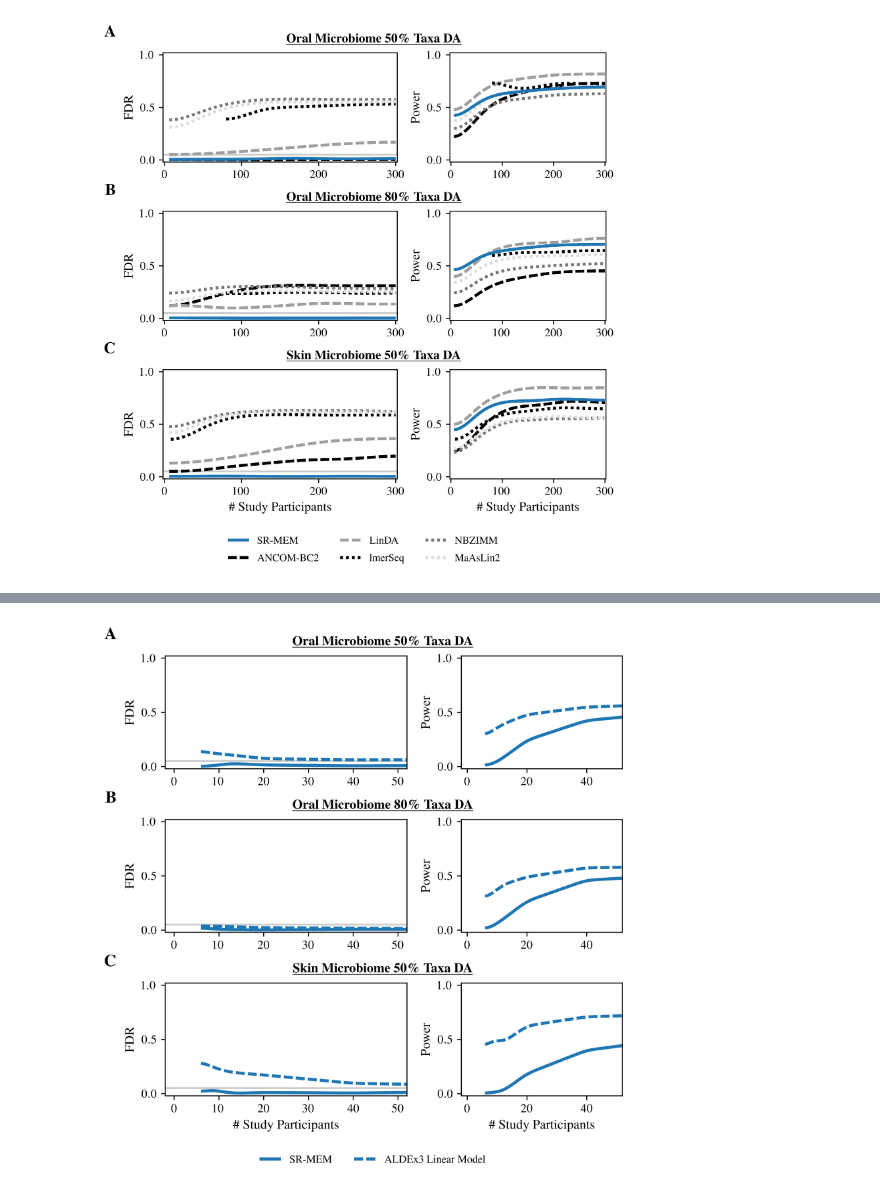
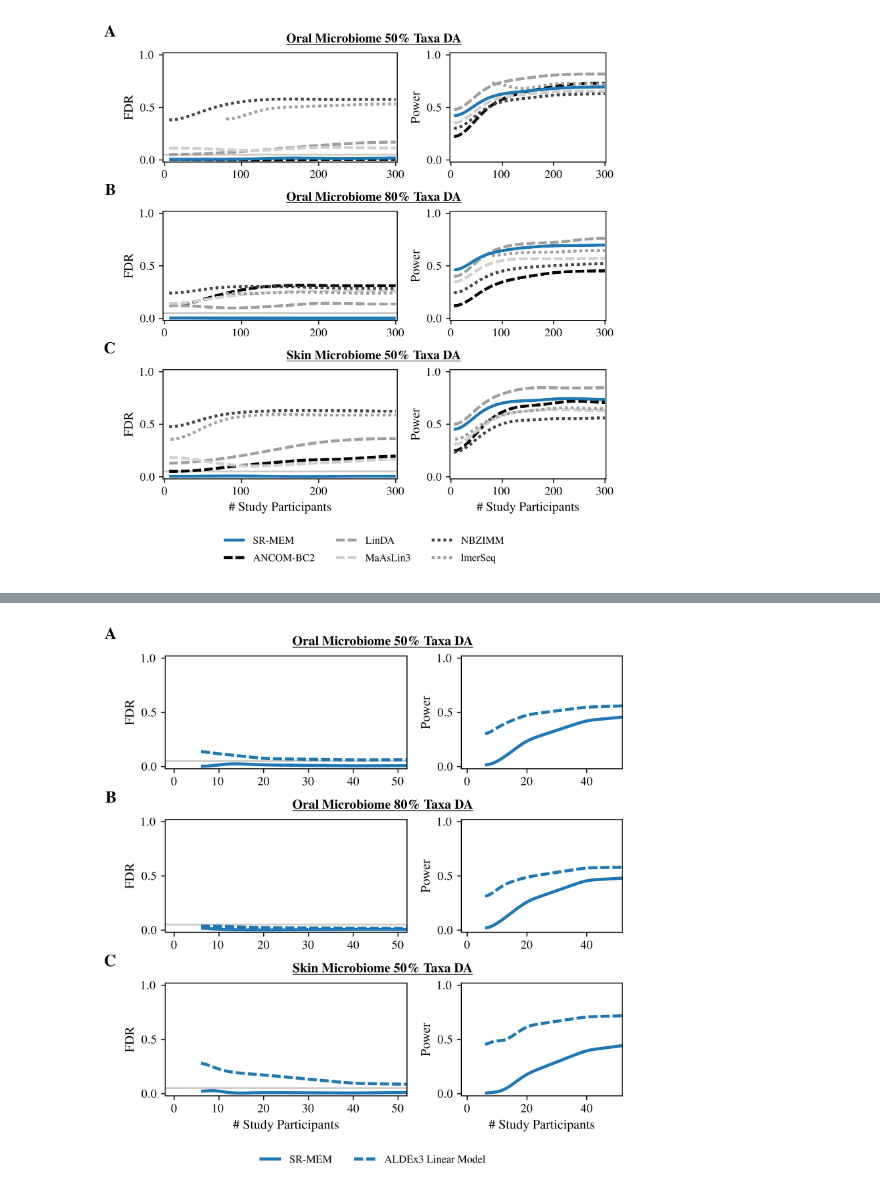
Before and after one commit to Silverman-Lab/SR-MEM, a Jupyter notebook: code/figure_1/code/Fig1.ipynb, the cells around one changed output, grey strips where cells are left out. Drawn from its saved outputs; the diff is of its cells as text; code cells hidden in the pictures.

```diff
--- a/code/figure_1/code/Fig1.ipynb
+++ b/code/figure_1/code/Fig1.ipynb
@@ -18,6 +18,8 @@ from matplotlib import patches
 import matplotlib.colors as mcolors
 # %%
 data_df = pd.read_csv("../results/simulation_results.csv", index_col=0)
-data_df["method"] = pd.Categorical(data_df['method'], ["aldex", "ancombc2", "linda",
-                                                       "lmerseq", "NBZIMM", "maaslin2", "aldex_lin"])
-data_df = data_df[data_df["method"]!="aldex_lin"]
+print(data_df.shape)
+data_df["method"] = pd.Categorical(data_df['method'], ["aldex", "ancombc2", "linda", "maaslin3",
+                                                       "NBZIMM", "lmerseq", "maaslin2", "aldex_lin"])
+data_df = data_df.loc[~data_df["method"].isin(["aldex_lin", "maaslin2"]),]
+print(data_df)
@@ -33,8 +51,8 @@ height = 6.5
 dpi = 600
 pw = width*dpi
 ph = height*dpi
-palette = ['#1f77b4', '#000000', '#9F9F9F', '#000000', '#777777',  '#DDDDDD']
-dashes = [(1,0), (3,1), (3,1), (1,1), (1,1), (1,1)]
+palette = ['#1f77b4', '#000000', '#9F9F9F', '#CFCFCF', '#444444',  '#9F9F9F']
+dashes = [(1,0), (3,1), (3,1), (3,1), (1,1), (1,1)]
 
 fig, axs = plt.subplot_mosaic([["A", "B"],
                                ["C", "D"],
@@ -104,32 +122,32 @@ for index, curr_set in enumerate(sets):
     sns.lineplot(data=pdf, x="n_s", y="Power_mean", hue="method", style="method", palette=palette,
                  ax=axs[ax_r], linewidth=2.5, dashes=dashes)
     sns.lineplot(data=pdf[pdf["method"]=="aldex"], x="n_s", y="Power_mean", hue="method",
                  style="method", palette=palette, ax=axs[ax_r], linewidth=2.5, dashes=dashes)
     axs[ax_r].get_legend().remove()
     if index==2:
         axs[ax_r].set_xlabel("\# Study Participants", fontsize=11)
     else:
         axs[ax_r].set_xlabel(None)
     axs[ax_r].set_ylabel("Power", fontsize=11)
 
     counter += 2
 
 axs["A"].text(-0.2, 1.25, r"\textbf{A}", transform=axs["A"].transAxes,
                 fontsize=14, fontweight='bold', va='top', ha='right')
 axs["C"].text(-0.2, 1.25, r"\textbf{B}", transform=axs["C"].transAxes,
                 fontsize=14, fontweight='bold', va='top', ha='right')
 axs["E"].text(-0.2, 1.25, r"\textbf{C}", transform=axs["E"].transAxes,
                 fontsize=14, fontweight='bold', va='top', ha='right')
 
 fig.subplots_adjust(bottom=0.1, wspace=0.27, hspace=0.45)
 handles, labels = axs["F"].get_legend_handles_labels()
 label_dict = {"aldex": "SR-MEM", "ancombc2": "ANCOM-BC2",
-              "linda": "LinDA", "lmerseq": "lmerSeq", "maaslin2": "MaAsLin2",
+              "linda": "LinDA", "lmerseq": "lmerSeq", "maaslin3": "MaAsLin3",
               "NBZIMM": "NBZIMM"}
 labels = [label_dict[l] for l in labels]
 leg = axs["F"].legend(handles=handles[0:6], labels=labels[0:6], ncol=3, loc='upper center',
                       bbox_to_anchor=(-0.55, -0.44), fancybox=False, shadow=False,
                       fontsize=9, frameon=False, labelspacing=0.75)
 fig.savefig('../../../figures/Figure_1.png', bbox_inches='tight')
 # %% [output]
-[figure, old version]
+[figure, new version]
```
Also changed, not shown: parts of 3 cells of this notebook, 30 other files.
